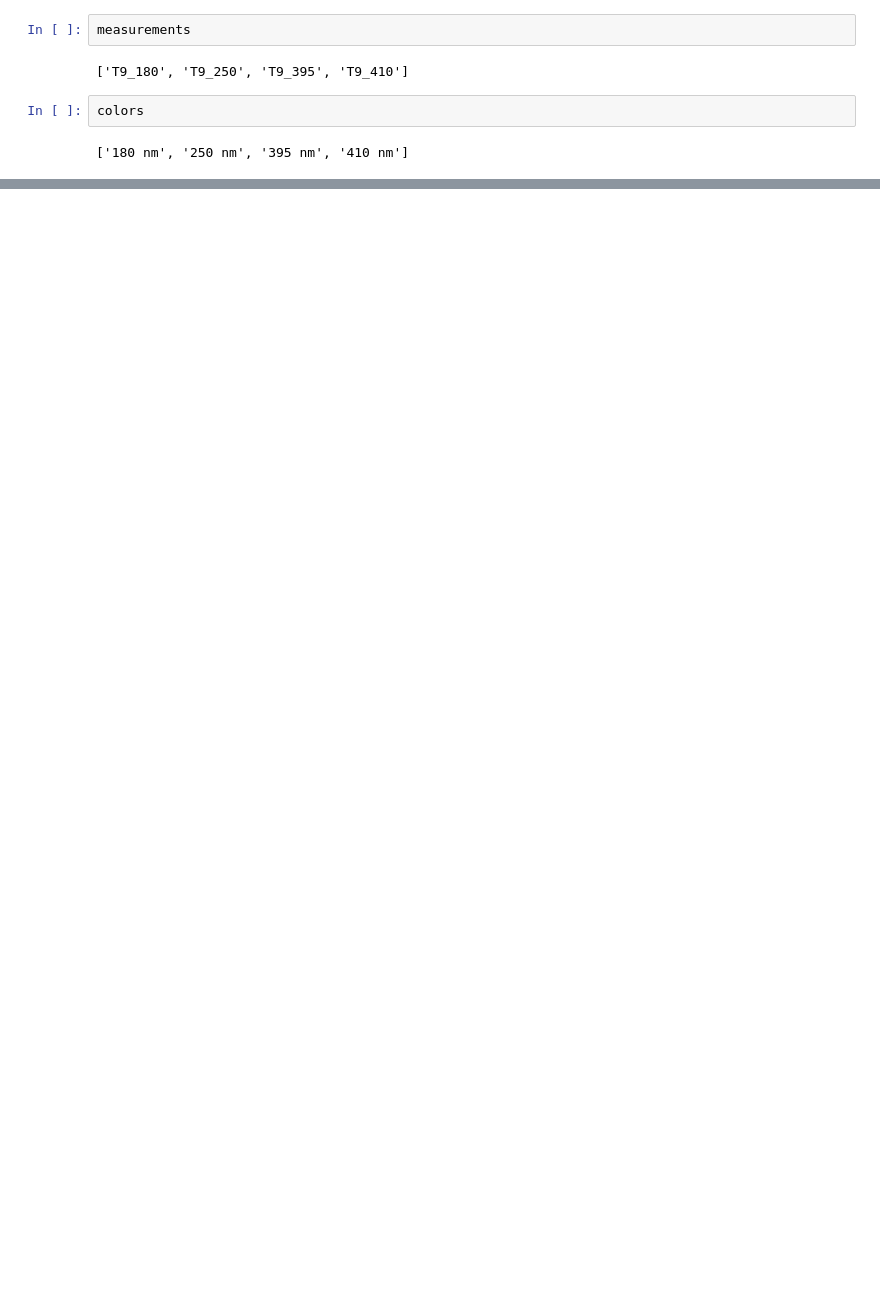
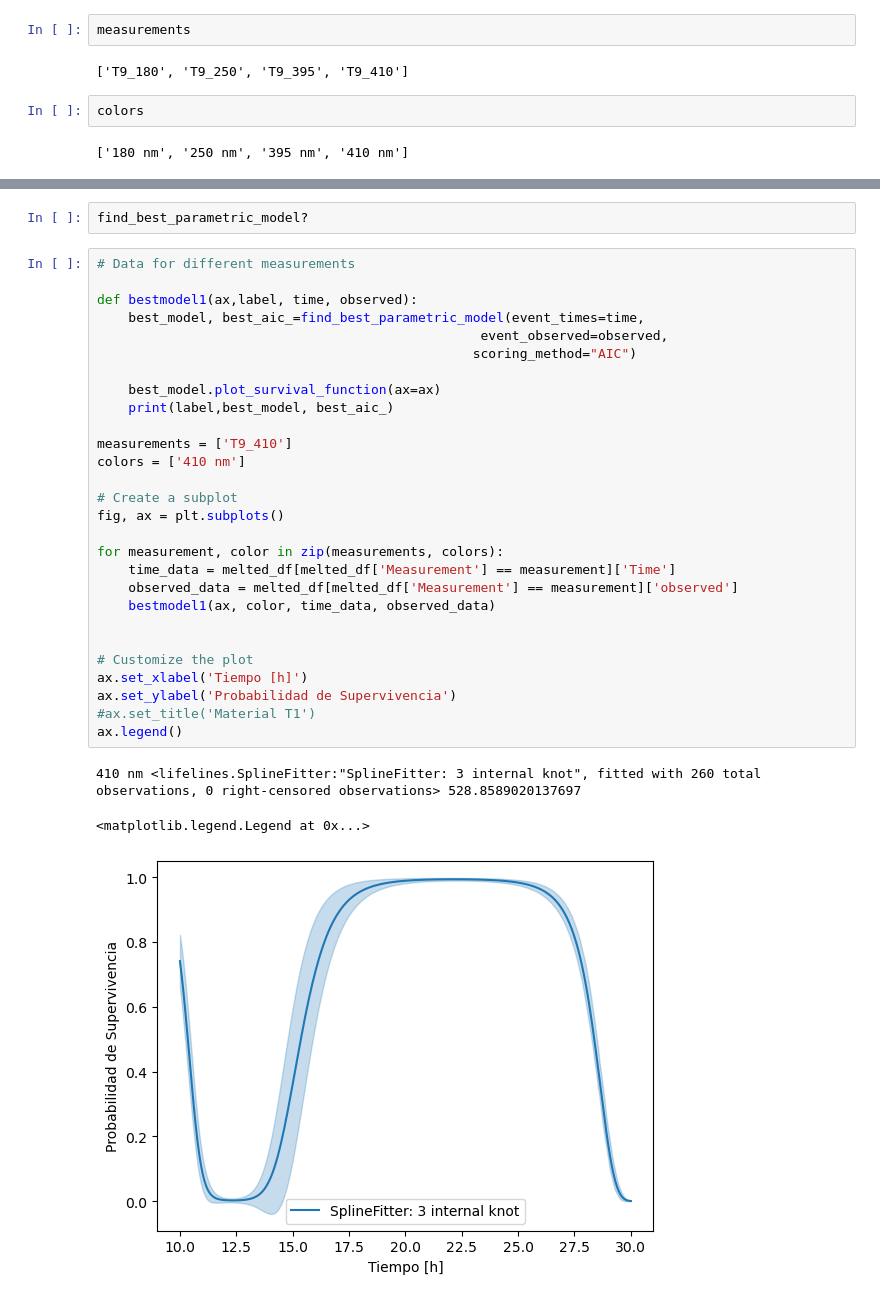
Before and after one commit to andreapy/Quinua, a Jupyter notebook: Germina.ipynb, the cells around one changed output, grey strips where cells are left out. Drawn from its saved outputs; the diff is of its cells as text; blank space fills up the shorter version.

```diff
--- a/Germina.ipynb
+++ b/Germina.ipynb
@@ -789,0 +806,34 @@ TypeError: PiecewiseExponentialFitter.__init__() missing 1 required positional a
+# %%
+find_best_parametric_model?
+# %%
+# Data for different measurements
+
+def bestmodel1(ax,label, time, observed):
+    best_model, best_aic_=find_best_parametric_model(event_times=time,
+                                                 event_observed=observed,
+                                                scoring_method="AIC")
+
+    best_model.plot_survival_function(ax=ax)
+    print(label,best_model, best_aic_)
+
+measurements = ['T9_410']
+colors = ['410 nm']
+
+# Create a subplot
+fig, ax = plt.subplots()
+
+for measurement, color in zip(measurements, colors):
+    time_data = melted_df[melted_df['Measurement'] == measurement]['Time']
+    observed_data = melted_df[melted_df['Measurement'] == measurement]['observed']
+    bestmodel1(ax, color, time_data, observed_data)
+
+
+# Customize the plot
+ax.set_xlabel('Tiempo [h]')
+ax.set_ylabel('Probabilidad de Supervivencia')
+#ax.set_title('Material T1')
+ax.legend()
+# %% [output]
+410 nm <lifelines.SplineFitter:"SplineFitter: 3 internal knot", fitted with 260 total observations, 0 right-censored observations> 528.8589020137697
+<matplotlib.legend.Legend at 0x...>
+[figure, added]
```
Also changed, not shown: parts of 8 cells of this notebook.
